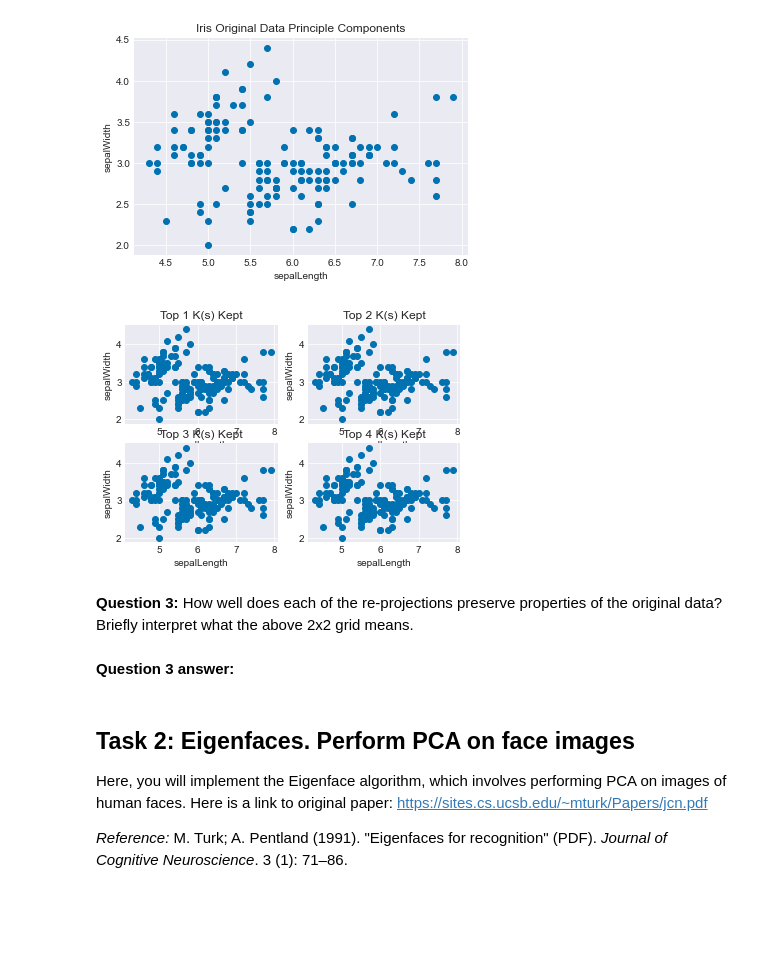
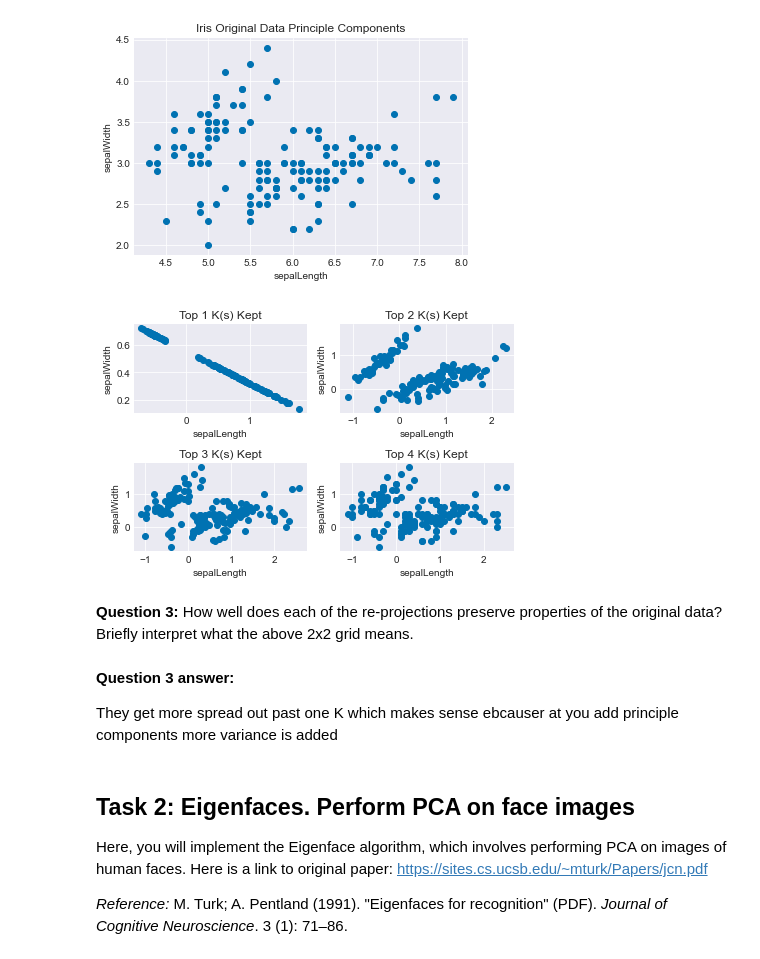
Before and after one commit to mattjax16/cs251, a Jupyter notebook: project4/pca.ipynb, the cells around one changed output. Cells and saved outputs as stored; diff of their text form; code cells hidden in the pictures; blank space fills up the shorter version.

```diff
--- a/project4/pca.ipynb
+++ b/project4/pca.ipynb
@@ -308,26 +305,28 @@ plt.show()
 # %%
 fig, axs = plt.subplots(2,2)
 keep_top_k = 1
 pca.pca(iris_headers, normalize=True)
 # 2x2 grid of scatter plots
 for grid_y in range(0,2):
     for grid_x in range(0,2):
         reconstructed_data =  pca.pca_then_project_back(keep_top_k)
 
-        axs[grid_y,grid_x].scatter(pca.data['sepalLength'],pca.data['sepalWidth'])
+        axs[grid_y,grid_x].scatter(reconstructed_data[:,0],reconstructed_data[:,1])
         axs[grid_y,grid_x].set_title(f'Top {keep_top_k} K(s) Kept')
         axs[grid_y,grid_x].set_xlabel('sepalLength')
         axs[grid_y,grid_x].set_ylabel('sepalWidth')
 
         keep_top_k += 1
 
 fig.tight_layout()
 # %% [output]
-[figure, old version]
+[figure, new version]
 # %% [markdown]
 **Question 3:** How well does each of the re-projections preserve properties of the original data? Briefly interpret what the above 2x2 grid means.
-# %% [markdown]
-**Question 3 answer:**
+# %% [markdown]
+**Question 3 answer:**
+
+They get more spread out past one K which makes sense ebcauser at you add principle components more variance is added
 # %% [markdown]
 ## Task 2: Eigenfaces. Perform PCA on face images
 
```
Also changed, not shown: parts of 40 cells of this notebook, 16 other files.
